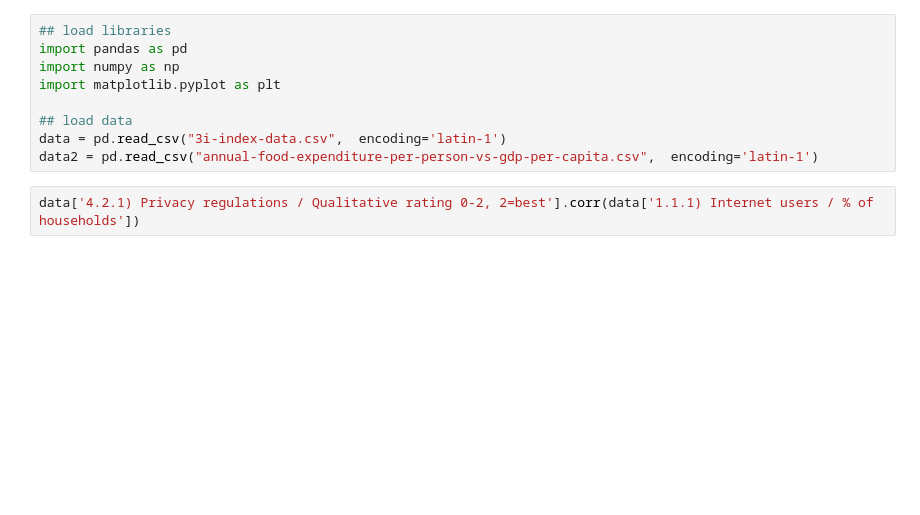
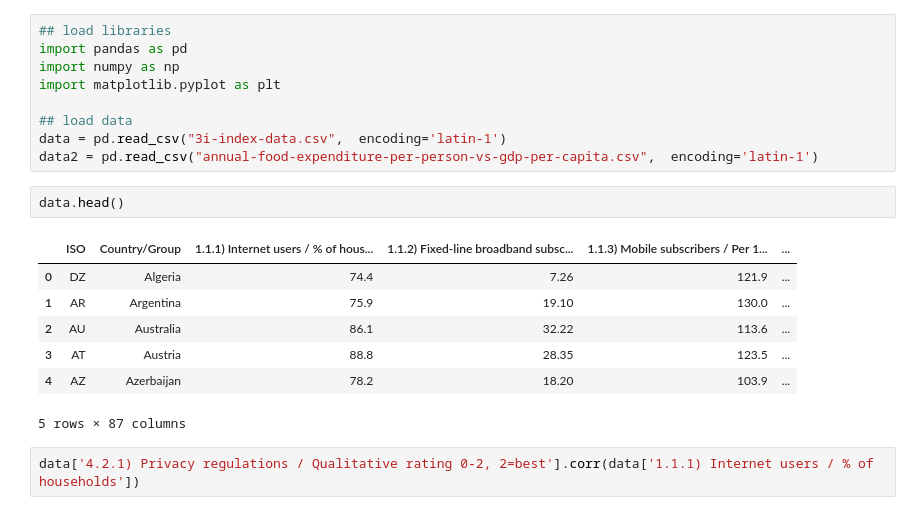
Before and after one commit to tklausner/info2950-project, a Jupyter notebook: INFO2950_Project.ipynb, the cells around one changed output. Saved outputs shown, nothing was run; the diff lists cells and outputs as text; blank space fills up the shorter version.

```diff
--- a/INFO2950_Project.ipynb
+++ b/INFO2950_Project.ipynb
@@ -15,6 +15,16 @@ import matplotlib.pyplot as plt
 ## load data
 data = pd.read_csv("3i-index-data.csv",  encoding='latin-1')
 data2 = pd.read_csv("annual-food-expenditure-per-person-vs-gdp-per-capita.csv",  encoding='latin-1')
+# %%
+data.head()
+# %% [output]
+|  | ISO | Country/Group | 1.1.1) Internet users / % of hous... | 1.1.2) Fixed-line broadband subsc... | 1.1.3) Mobile subscribers / Per 1... | ... |
+| 0 | DZ | Algeria | 74.4 | 7.26 | 121.9 | ... |
+| 1 | AR | Argentina | 75.9 | 19.10 | 130.0 | ... |
+| 2 | AU | Australia | 86.1 | 32.22 | 113.6 | ... |
+| 3 | AT | Austria | 88.8 | 28.35 | 123.5 | ... |
+| 4 | AZ | Azerbaijan | 78.2 | 18.20 | 103.9 | ... |
+5 rows × 87 columns
 # %%
 data['4.2.1) Privacy regulations / Qualitative rating 0-2, 2=best'].corr(data['1.1.1) Internet users / % of households'])
 # %% [output]
```
Also changed, not shown: parts of 10 cells of this notebook.
